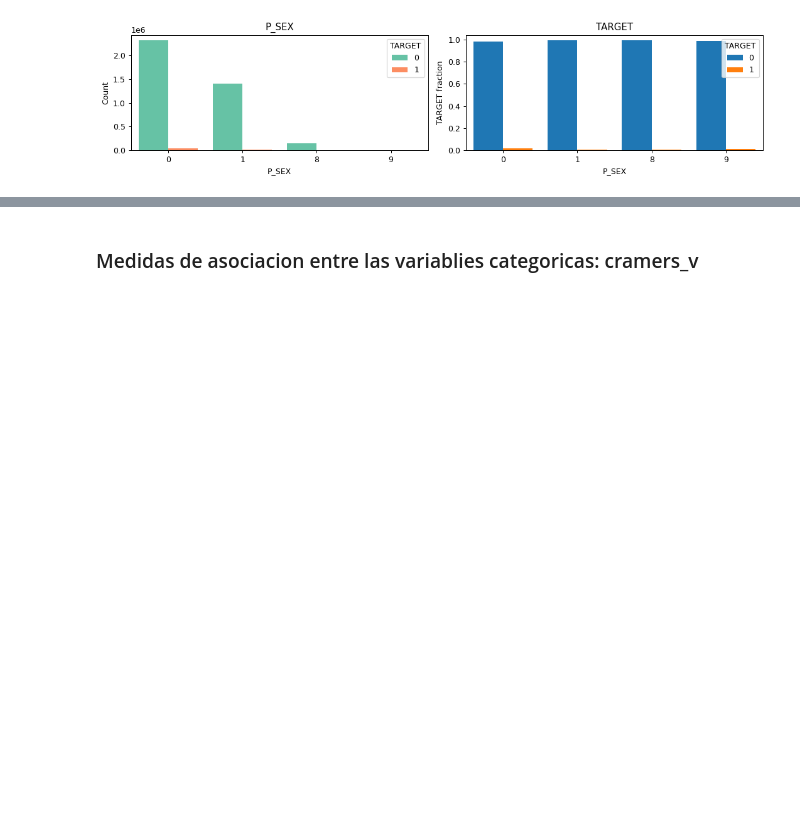
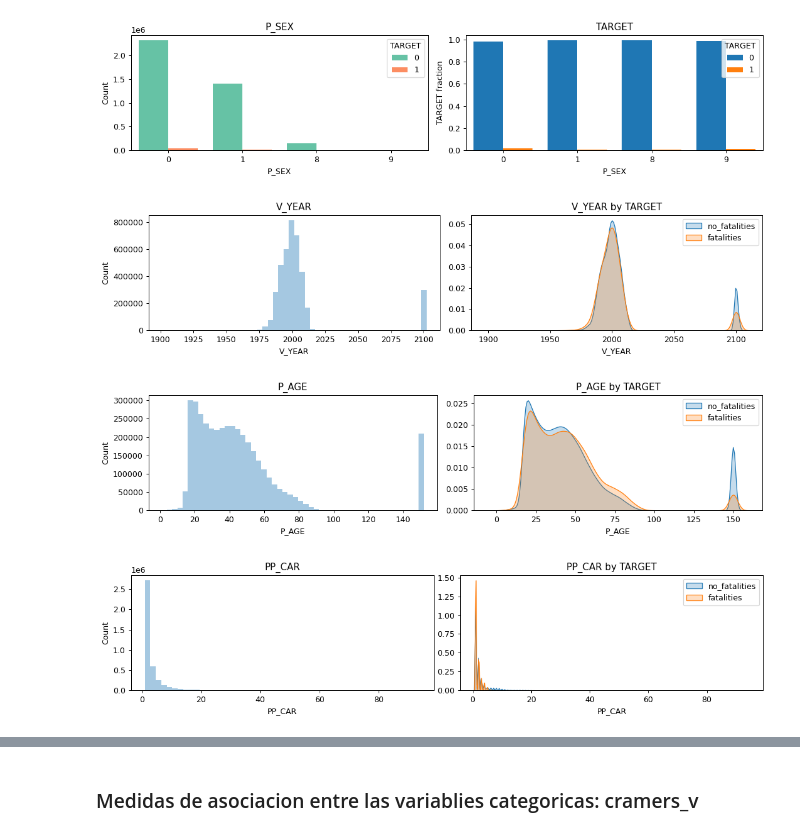
Before and after one commit to judit-lozano/project_car_accidents, a Jupyter notebook: notebooks/01. EDA.ipynb, the cells around one changed output, grey strips where cells are left out. Saved outputs shown, nothing was run; the diff lists cells and outputs as text; code cells hidden in the pictures; blank space fills up the shorter version.

```diff
--- a/notebooks/01. EDA.ipynb
+++ b/notebooks/01. EDA.ipynb
@@ -354,10 +354,14 @@ for col in df_cat:
 [figure]
 [figure]
 # %%
-df_num = df_data[['V_YEAR', 'P_AGE', 'C_YEAR', 'PP_CAR']]
+df_num = df_data[['V_YEAR', 'P_AGE', 'PP_CAR']]
 
 for col in df_num:
     plot_feature(col, True)
+# %% [output]
+[figure, added]
+[figure, added]
+[figure, added]
 # %%
 # Plot boxplots
 for col in df_num:
```
Also changed, not shown: parts of 2 cells of this notebook.
